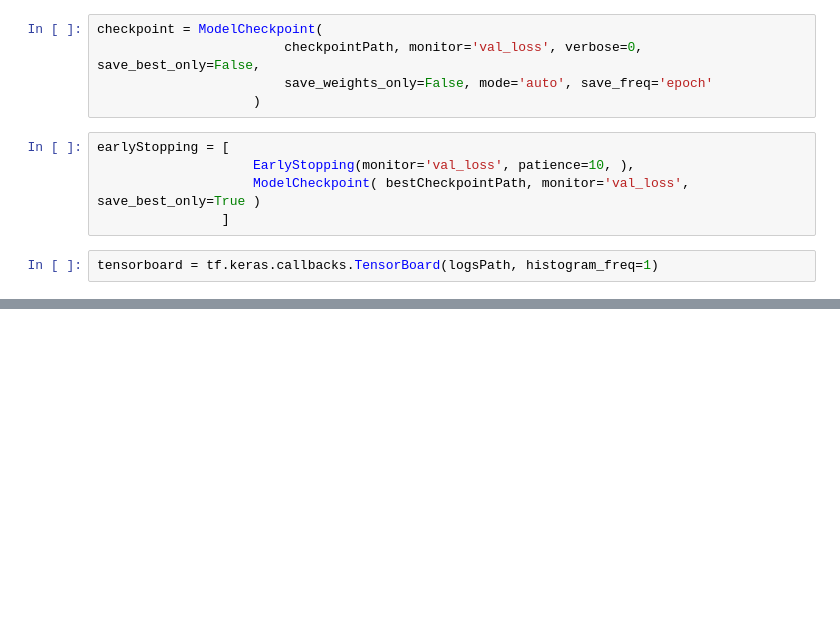
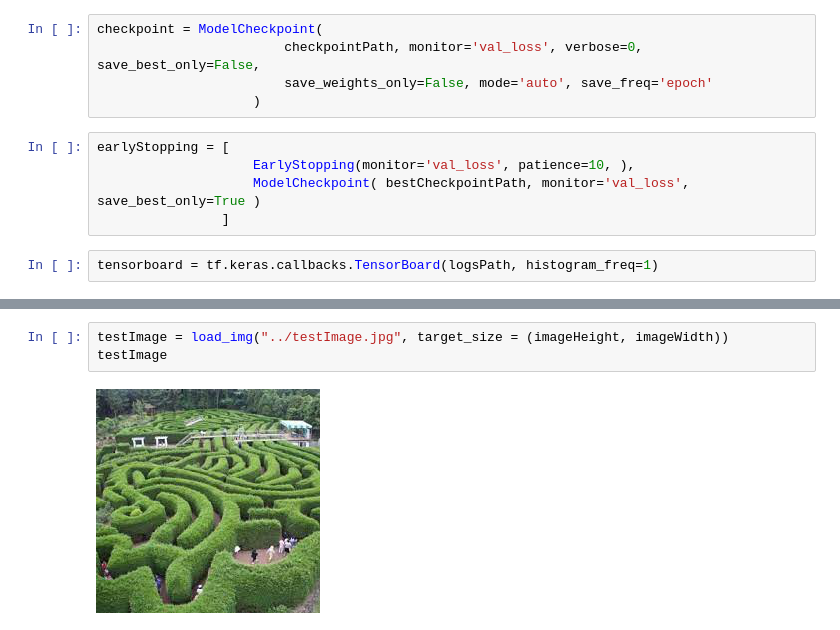
Before and after one commit to songgaram/jeju-gamsukkwang, a Jupyter notebook: ai/model/trainTest2.ipynb, the cells around one changed output, grey strips where cells are left out. Drawn from its saved outputs; the diff is of its cells as text; blank space fills up the shorter version.

```diff
--- a/ai/model/trainTest2.ipynb
+++ b/ai/model/trainTest2.ipynb
@@ -147,0 +232,5 @@ model.save('../model/resnetModel')
+# %%
+testImage = load_img("../testImage.jpg", target_size = (imageHeight, imageWidth))
+testImage
+# %% [output]
+[figure, added]
```
Also changed, not shown: parts of 20 cells of this notebook, 1 other file.
